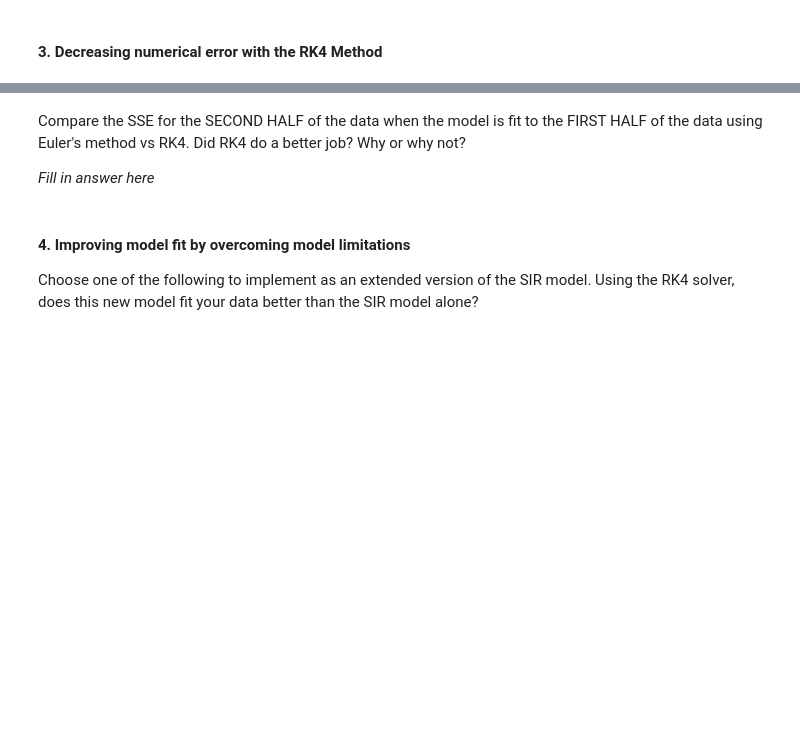
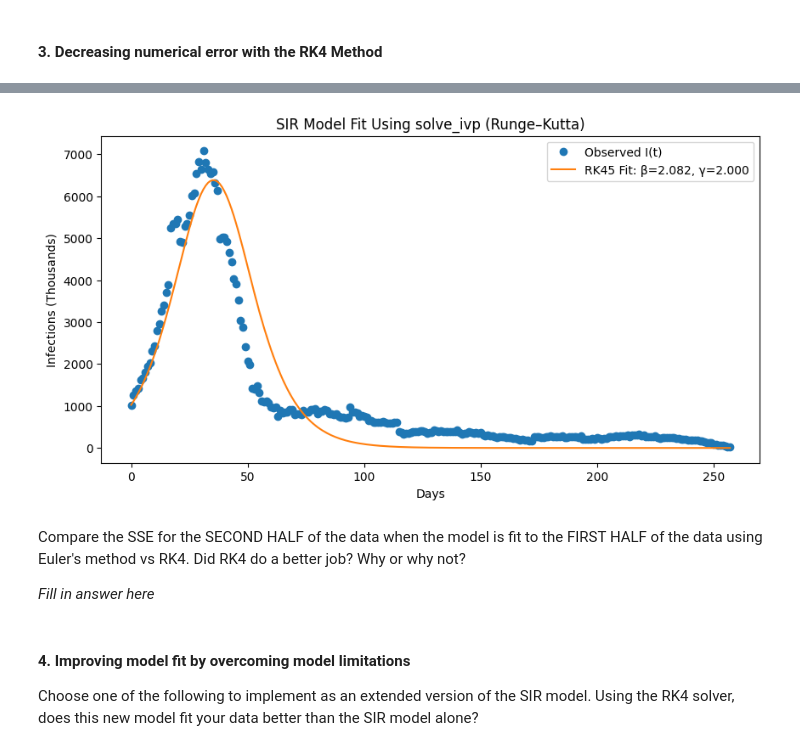
Before and after one commit to esther-akinade/Module4_Ebola-, a Jupyter notebook: FUNG2_AKINADE_WORRALL_MODULE_4.ipynb, the cells around one changed output, grey strips where cells are left out. Cells and saved outputs as stored; diff of their text form; code cells hidden in the pictures; blank space fills up the shorter version.

```diff
--- a/FUNG2_AKINADE_WORRALL_MODULE_4.ipynb
+++ b/FUNG2_AKINADE_WORRALL_MODULE_4.ipynb
@@ -268,3 +373,97 @@ The error you calculate is a *combination* of two sources:
 #### 3. Decreasing numerical error with the RK4 Method
 # %%
 # Using scipy's solve_ivp function with the runge-kutta solver, re-implement the SIR model simulation, find optimal gamma and beta again, and plot the results.
+
+from scipy.integrate import solve_ivp
+from scipy.optimize import minimize
+import numpy as np
+import matplotlib.pyplot as plt
+
+# -----------------------------
+# 1. Define SIR ODE system
+# -----------------------------
+def SIR_ODE(t, y, beta, gamma, N):
+    S, I, R = y
+    dS = -beta * S * I / N
+    dI = beta * S * I / N - gamma * I
+    dR = gamma * I
+    return [dS, dI, dR]
+
+
+# -----------------------------
+# 2. Wrapper to simulate SIR using solve_ivp
+# -----------------------------
+def simulate_sir_ivp(beta, gamma, S0, I0, R0, t_eval, N):
+    sol = solve_ivp(
+        fun=lambda t, y: SIR_ODE(t, y, beta, gamma, N),
+        t_span=(t_eval[0], t_eval[-1]),
+        y0=[S0, I0, R0],
+        t_eval=t_eval,
+        method="RK45"
+    )
+    return sol.y  # returns (S(t), I(t), R(t))
+
+
+# -----------------------------
+# 3. Define SSE function for optimization
+# -----------------------------
+def SSE_ivp(params):
+    beta, gamma = params
+
+    # Reject invalid parameter ranges
+    if beta <= 0 or gamma <= 0:
+        return 1e12
+
+    try:
+        S_pred, I_pred, R_pred = simulate_sir_ivp(
+            beta, gamma, S0_obs, I0_obs, R0_obs, t_obs, N
+        )
+    except:
+        return 1e12
+
+    # Handle any numerical failures
+    if np.any(np.isnan(I_pred)) or np.any(np.isinf(I_pred)):
+        return 1e12
+
+    return np.mean((I_pred - I_obs)**2)
+
+
+# -----------------------------
+# 4. Optimize β and γ using RK45 solver
+# -----------------------------
+initial_guess = [0.2, 0.1]
+bounds = [(0.0001, 5), (0.0001, 2)]
+
+result_ivp = minimize(SSE_ivp, initial_guess, bounds=bounds, method='L-BFGS-B')
+
+beta_ivp, gamma_ivp = result_ivp.x
+
+print("\n========================================")
+print("  OPTIMIZATION RESULTS USING solve_ivp")
+print("========================================")
+print("Fitted beta (RK45):  ", beta_ivp)
+print("Fitted gamma (RK45): ", gamma_ivp)
+print("Minimum SSE (RK45):  ", result_ivp.fun)
+
+
+# -----------------------------
+# 5. Simulate with fitted RK45 parameters
+# -----------------------------
+S_ivp, I_ivp, R_ivp = simulate_sir_ivp(
+    beta_ivp, gamma_ivp, S0_obs, I0_obs, R0_obs, t_obs, N
+)
+
+# -----------------------------
+# 6. Plot Results
+# -----------------------------
+plt.figure(figsize=(10,5))
+
+plt.plot(t_obs, I_obs, 'o', label='Observed I(t)')
+plt.plot(t_obs, I_ivp, '-', label=f'RK45 Fit: β={beta_ivp:.3f}, γ={gamma_ivp:.3f}')
+
+plt.xlabel("Days")
+plt.ylabel("Infections (Thousands)")
+plt.title("SIR Model Fit Using solve_ivp (Runge–Kutta)")
+plt.legend()
+plt.show()
+# %% [output]
@@ -271,3 +476,4 @@ The error you calculate is a *combination* of two sources:
+[figure, added]
 # %% [markdown]
 Compare the SSE for the SECOND HALF of the data when the model is fit to the FIRST HALF of the data using Euler's method vs RK4. Did RK4 do a better job?  Why or why not?
 
```
Also changed, not shown: parts of 8 cells of this notebook.
